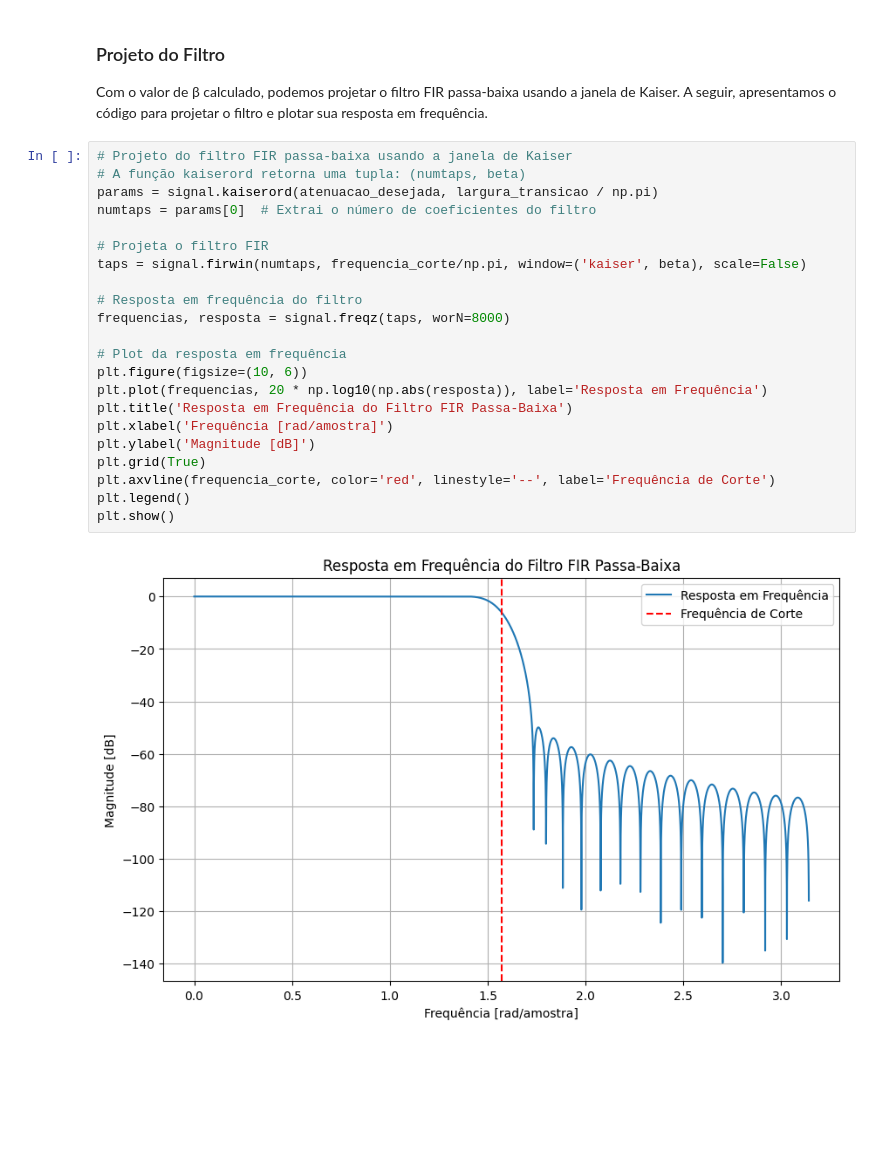
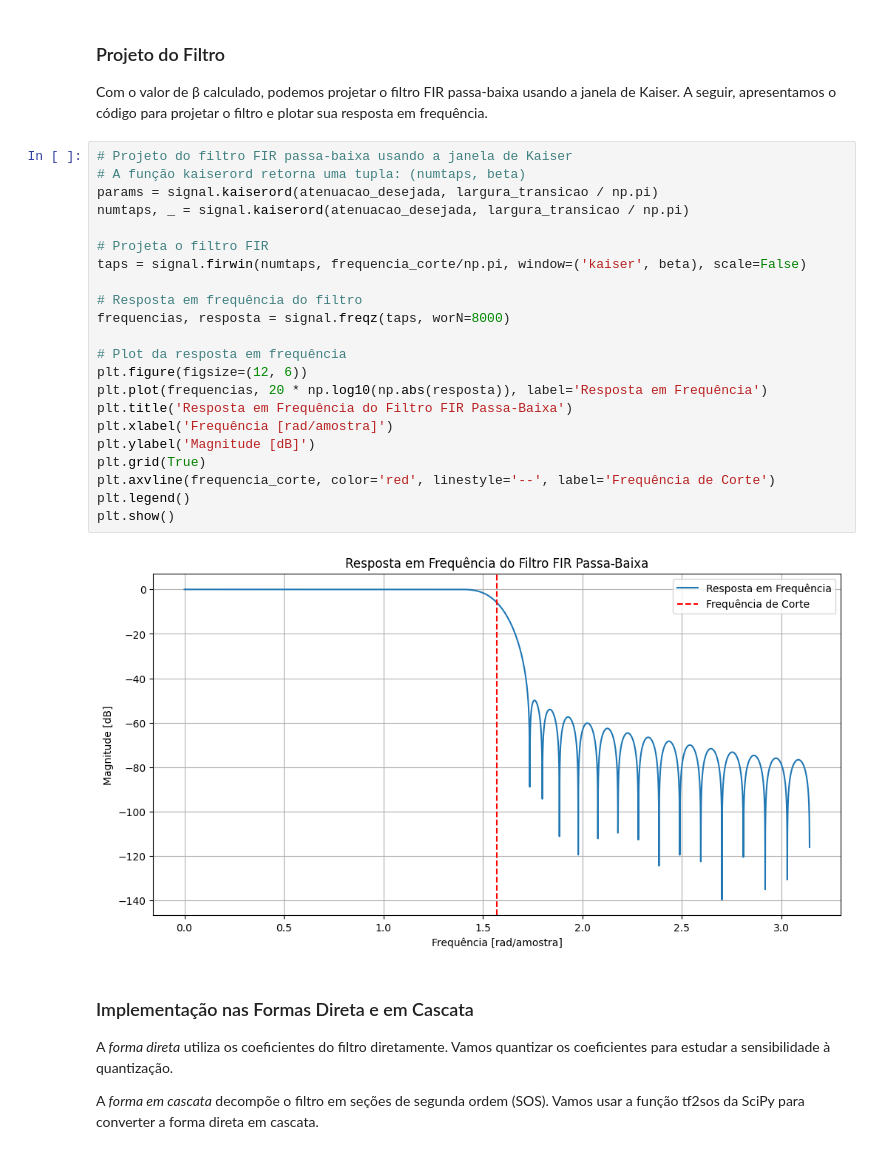
Before and after one commit to JoseRaimundo27/FiltroFIR, a Jupyter notebook: filtro.ipynb, the cells around one changed output. Cells and saved outputs as stored; diff of their text form; blank space fills up the shorter version.

```diff
--- a/filtro.ipynb
+++ b/filtro.ipynb
@@ -41,24 +41,30 @@ Com o valor de β calculado, podemos projetar o filtro FIR passa-baixa usando a
 # %%
 # Projeto do filtro FIR passa-baixa usando a janela de Kaiser
 # A função kaiserord retorna uma tupla: (numtaps, beta)
 params = signal.kaiserord(atenuacao_desejada, largura_transicao / np.pi)
-numtaps = params[0]  # Extrai o número de coeficientes do filtro
+numtaps, _ = signal.kaiserord(atenuacao_desejada, largura_transicao / np.pi)
 
 # Projeta o filtro FIR
 taps = signal.firwin(numtaps, frequencia_corte/np.pi, window=('kaiser', beta), scale=False)
 
 # Resposta em frequência do filtro
 frequencias, resposta = signal.freqz(taps, worN=8000)
 
 # Plot da resposta em frequência
-plt.figure(figsize=(10, 6))
+plt.figure(figsize=(12, 6))
 plt.plot(frequencias, 20 * np.log10(np.abs(resposta)), label='Resposta em Frequência')
 plt.title('Resposta em Frequência do Filtro FIR Passa-Baixa')
 plt.xlabel('Frequência [rad/amostra]')
 plt.ylabel('Magnitude [dB]')
 plt.grid(True)
 plt.axvline(frequencia_corte, color='red', linestyle='--', label='Frequência de Corte')
 plt.legend()
 plt.show()
 # %% [output]
-[figure, old version]
+[figure, new version]
+# %% [markdown]
+### Implementação nas Formas Direta e em Cascata
+
+A *forma direta* utiliza os coeficientes do filtro diretamente. Vamos quantizar os coeficientes para estudar a sensibilidade à quantização.
+
+A *forma em cascata* decompõe o filtro em seções de segunda ordem (SOS). Vamos usar a função tf2sos da SciPy para converter a forma direta em cascata.
```
Also changed, not shown: parts of 6 cells of this notebook, 1 other file.
